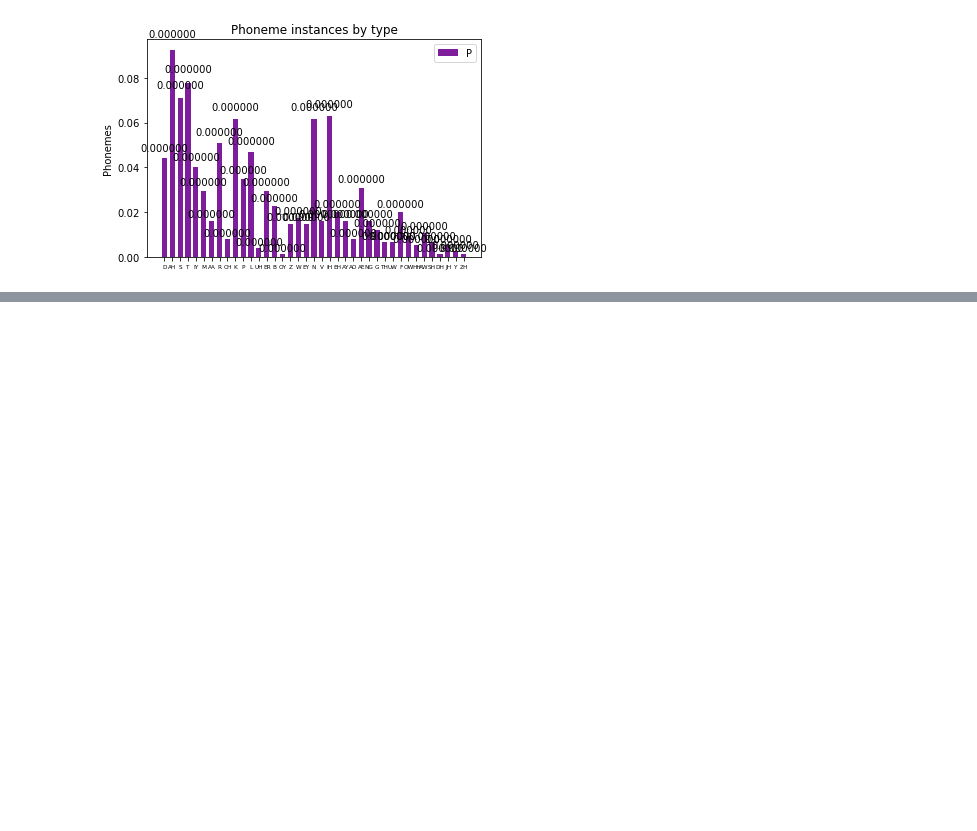
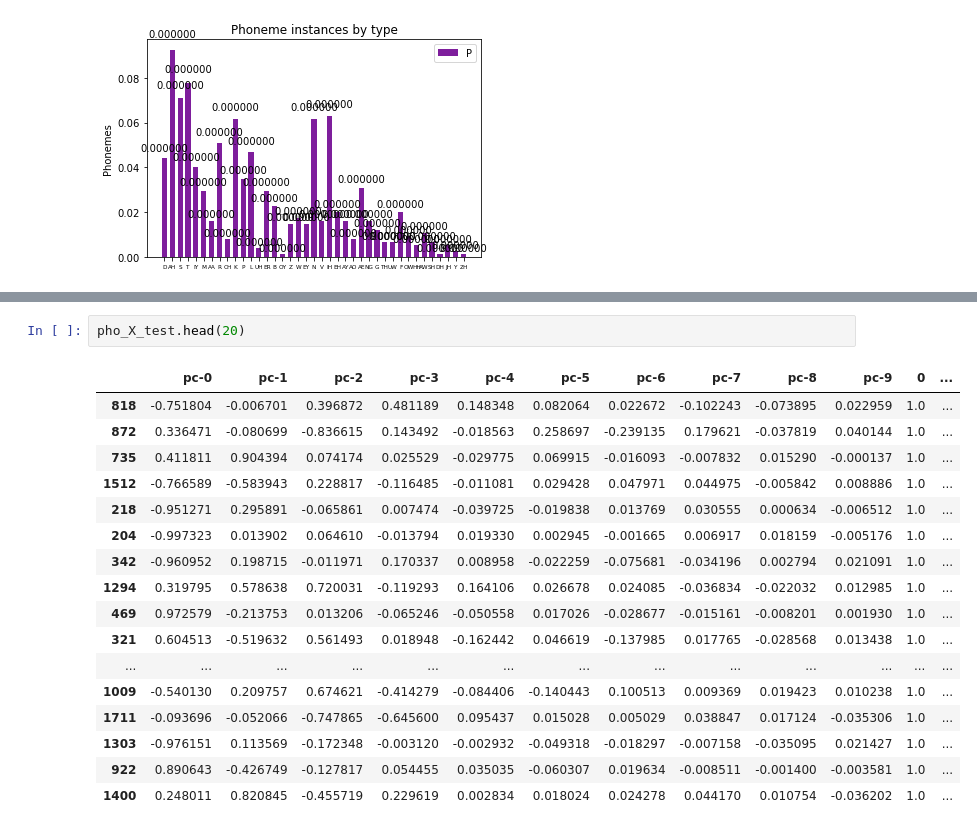
Before and after one commit to bwc126/MLND-Subvocal, a Jupyter notebook: Subvocal.ipynb, the cells around one changed output, grey strips where cells are left out. Drawn from its saved outputs; the diff is of its cells as text; blank space fills up the shorter version.

```diff
--- a/Subvocal.ipynb
+++ b/Subvocal.ipynb
@@ -501,0 +636,20 @@ ZH represents 0.1342281879194631% of all samples
+# %%
+pho_X_test.head(20)
+# %% [output]
+|  | pc-0 | pc-1 | pc-2 | pc-3 | pc-4 | pc-5 | pc-6 | pc-7 | pc-8 | pc-9 | 0 | ... |
+| 818 | -0.751804 | -0.006701 | 0.396872 | 0.481189 | 0.148348 | 0.082064 | 0.022672 | -0.102243 | -0.073895 | 0.022959 | 1.0 | ... |
+| 872 | 0.336471 | -0.080699 | -0.836615 | 0.143492 | -0.018563 | 0.258697 | -0.239135 | 0.179621 | -0.037819 | 0.040144 | 1.0 | ... |
+| 735 | 0.411811 | 0.904394 | 0.074174 | 0.025529 | -0.029775 | 0.069915 | -0.016093 | -0.007832 | 0.015290 | -0.000137 | 1.0 | ... |
+| 1512 | -0.766589 | -0.583943 | 0.228817 | -0.116485 | -0.011081 | 0.029428 | 0.047971 | 0.044975 | -0.005842 | 0.008886 | 1.0 | ... |
+| 218 | -0.951271 | 0.295891 | -0.065861 | 0.007474 | -0.039725 | -0.019838 | 0.013769 | 0.030555 | 0.000634 | -0.006512 | 1.0 | ... |
+| 204 | -0.997323 | 0.013902 | 0.064610 | -0.013794 | 0.019330 | 0.002945 | -0.001665 | 0.006917 | 0.018159 | -0.005176 | 1.0 | ... |
+| 342 | -0.960952 | 0.198715 | -0.011971 | 0.170337 | 0.008958 | -0.022259 | -0.075681 | -0.034196 | 0.002794 | 0.021091 | 1.0 | ... |
+| 1294 | 0.319795 | 0.578638 | 0.720031 | -0.119293 | 0.164106 | 0.026678 | 0.024085 | -0.036834 | -0.022032 | 0.012985 | 1.0 | ... |
+| 469 | 0.972579 | -0.213753 | 0.013206 | -0.065246 | -0.050558 | 0.017026 | -0.028677 | -0.015161 | -0.008201 | 0.001930 | 1.0 | ... |
+| 321 | 0.604513 | -0.519632 | 0.561493 | 0.018948 | -0.162442 | 0.046619 | -0.137985 | 0.017765 | -0.028568 | 0.013438 | 1.0 | ... |
+| ... | ... | ... | ... | ... | ... | ... | ... | ... | ... | ... | ... | ... |
+| 1009 | -0.540130 | 0.209757 | 0.674621 | -0.414279 | -0.084406 | -0.140443 | 0.100513 | 0.009369 | 0.019423 | 0.010238 | 1.0 | ... |
+| 1711 | -0.093696 | -0.052066 | -0.747865 | -0.645600 | 0.095437 | 0.015028 | 0.005029 | 0.038847 | 0.017124 | -0.035306 | 1.0 | ... |
+| 1303 | -0.976151 | 0.113569 | -0.172348 | -0.003120 | -0.002932 | -0.049318 | -0.018297 | -0.007158 | -0.035095 | 0.021427 | 1.0 | ... |
+| 922 | 0.890643 | -0.426749 | -0.127817 | 0.054455 | 0.035035 | -0.060307 | 0.019634 | -0.008511 | -0.001400 | -0.003581 | 1.0 | ... |
+| 1400 | 0.248011 | 0.820845 | -0.455719 | 0.229619 | 0.002834 | 0.018024 | 0.024278 | 0.044170 | 0.010754 | -0.036202 | 1.0 | ... |
```
Also changed, not shown: parts of 17 cells of this notebook.
